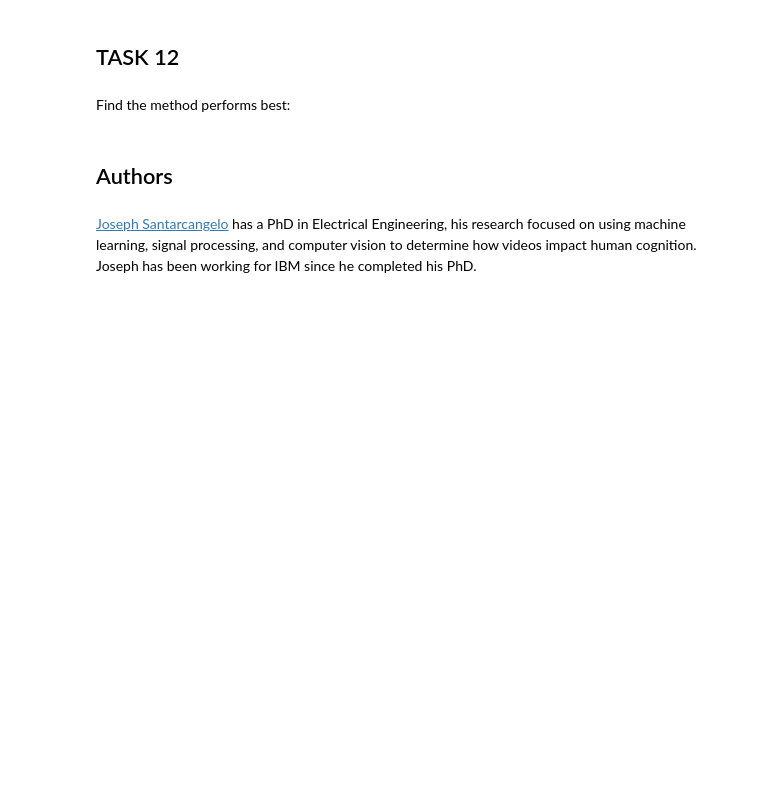
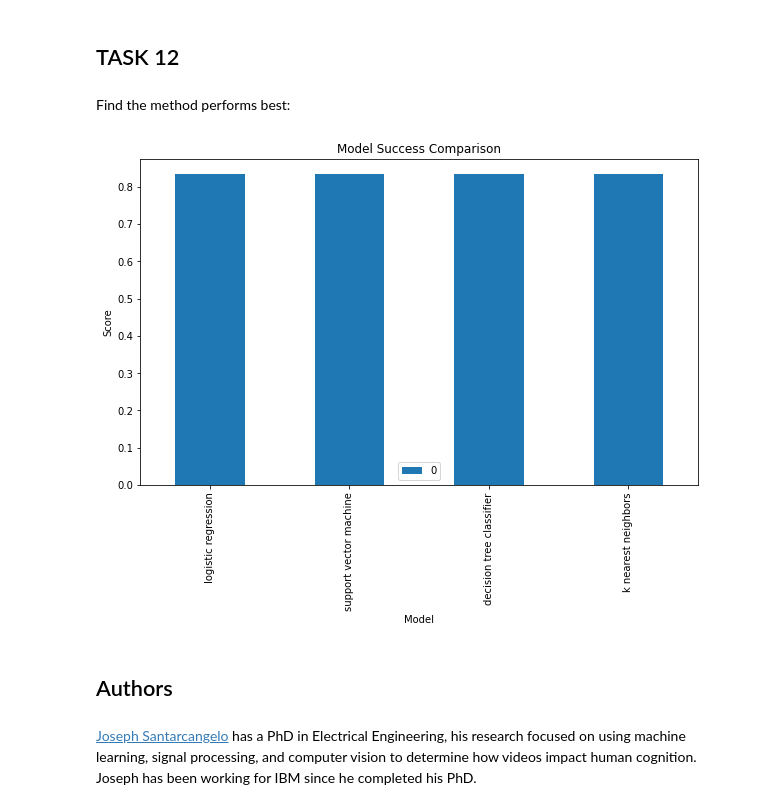
Before and after one commit to futureoutput/IBM-cert-capstone, a Jupyter notebook: Machine Learning.ipynb, the cells around one changed output. Saved outputs shown, nothing was run; the diff lists cells and outputs as text; code cells hidden in the pictures; blank space fills up the shorter version.

```diff
--- a/Machine Learning.ipynb
+++ b/Machine Learning.ipynb
@@ -180,6 +182,7 @@ Calculate the accuracy on the test data using the method <code>score</code>:
 
 score=logreg_cv.score(X_test,Y_test)
 print(score)
+scoredict={'logistic regression':score}
 # %% [output]
 0.8333333333333334
 # %% [markdown]
@@ -223,6 +226,7 @@ Calculate the accuracy on the test data using the method <code>score</code>:
 # %%
 score2=svm_cv.score(X_test,Y_test)
 print(score2)
+scoredict['support vector machine']=score2
 # %% [output]
 0.8333333333333334
 # %% [markdown]
@@ -269,4 +273,5 @@ Calculate the accuracy of tree_cv on the test data using the method <code>score<
 # %%
 score3=tree_cv.score(X_test,Y_test)
 print(score3)
+scoredict['decision tree classifier']=score3
 # %% [output]
@@ -309,6 +314,7 @@ Calculate the accuracy of tree_cv on the test data using the method <code>score<
 # %%
 score4=knn_cv.score(X_test,Y_test)
 print(score4)
+scoredict['k nearest neighbors']=score4
 # %% [output]
 0.8333333333333334
 # %% [markdown]
@@ -322,6 +328,17 @@ plot_confusion_matrix(Y_test,yhat)
 ## TASK  12
 # %% [markdown]
 Find the method performs best:
+# %%
+dfscore=pd.DataFrame.from_dict(scoredict,orient='index')
+dfscore.plot(kind='bar', figsize=(10, 6))
+
+plt.xlabel('Model') # add to x-label to the plot
+plt.ylabel('Score') # add y-label to the plot
+plt.title('Model Success Comparison') # add title to the plot
+
+plt.show()
+# %% [output]
+[figure, added]
 # %% [markdown]
 ## Authors
 # %% [markdown]
```
Also changed, not shown: parts of 5 cells of this notebook.
